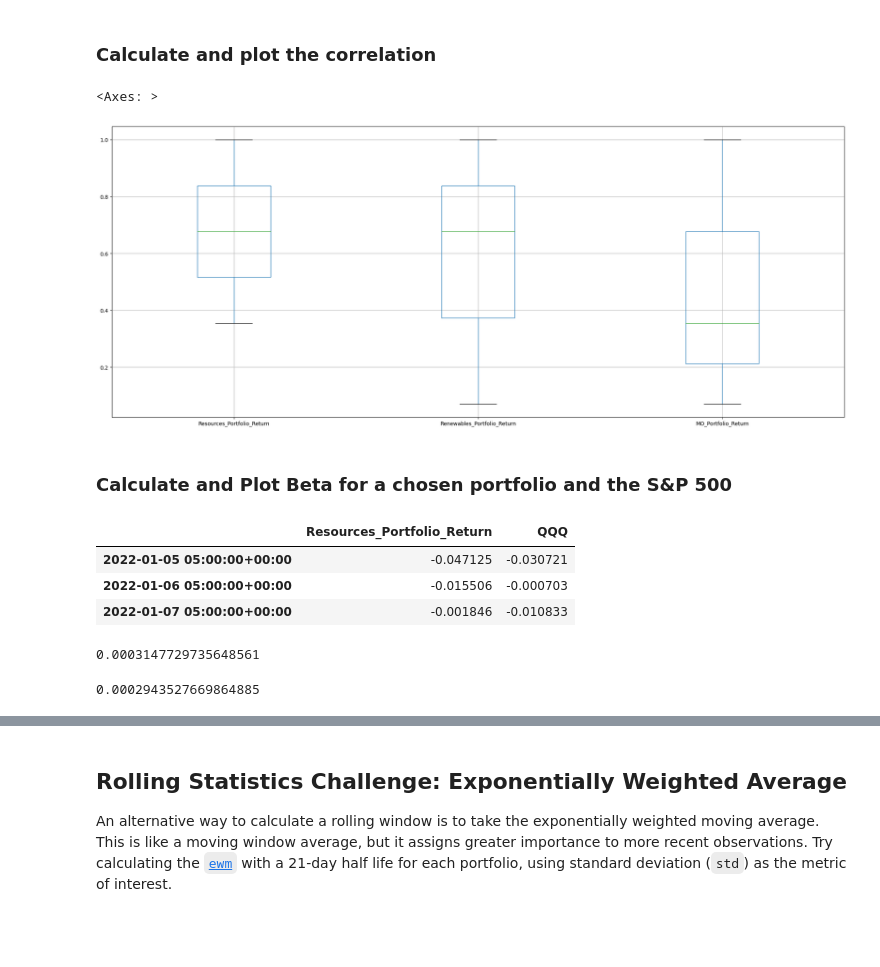
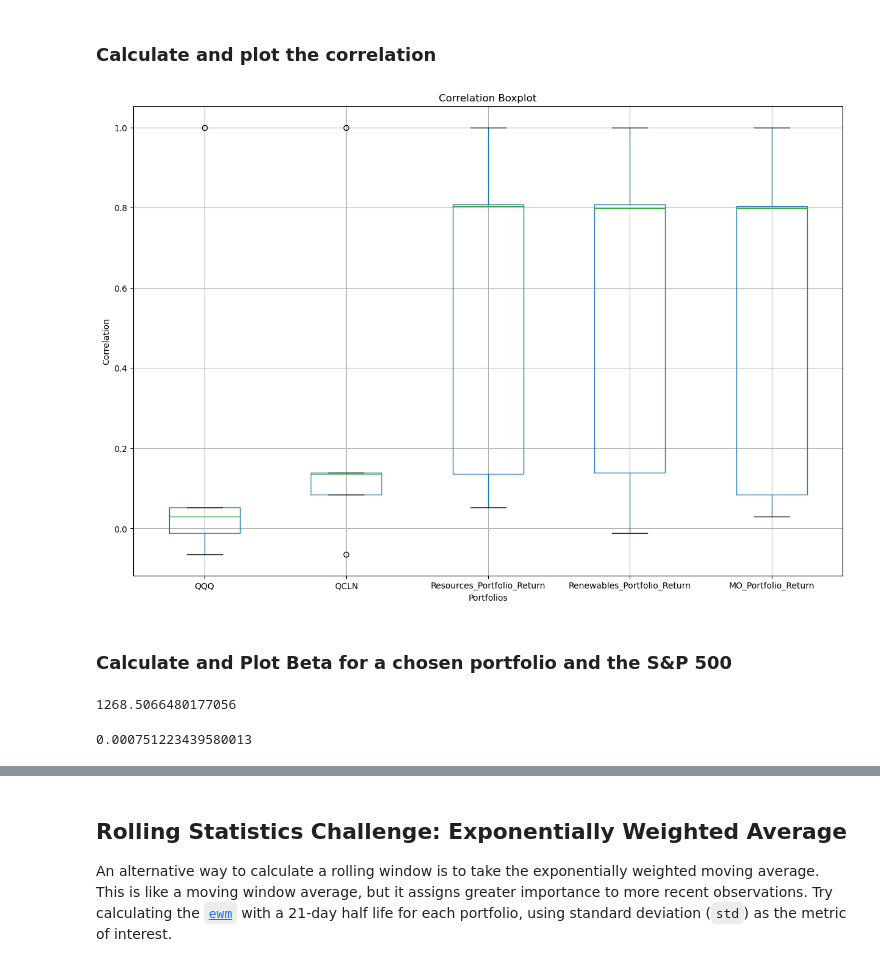
Before and after one commit to ahcano/project1_group4, a Jupyter notebook: green_analysis.ipynb, the cells around one changed output, grey strips where cells are left out. Cells and saved outputs as stored; diff of their text form; code cells hidden in the pictures; blank space fills up the shorter version.

```diff
--- a/green_analysis.ipynb
+++ b/green_analysis.ipynb
@@ -124,5 +122,7 @@ df_Renewables.head(10)
  # drop the 1st raw
 df_Renewables = df_Renewables[1:]
 df_Renewables
+df_Renewables = df_Renewables[1:]
+df_Renewables
 # %% [output]
 |  | FSLR | ENPH | SEDG | BEP | ARRY | ORA | PLUG | SHLS | ITRI | RUN | ... | ... |
@@ -394,9 +420,15 @@ Risk changes over time. Analyze the rolling statistics for Risk and Beta.
 ### Calculate and plot rolling `std` for all portfolios with 21-day window
 # %%
 # Calculate the rolling standard deviation for all portfolios using a 21-day window
-rolling_std_deviation = cumulative_returns.rolling(window=10).std()
+combined_df = pd.concat([index_df, df_Resources_DR, df_Renewables_DR, df_Manufacturing_other_DR], axis="columns", join="inner")
+
+rolling_std_deviation = combined_df.rolling(window=10).std()
 rolling_std_deviation
 
 # Plot the rolling standard deviation
-rolling_std_deviation.boxplot(figsize=(25,10))
+rolling_std_deviation.boxplot(figsize=(15,10))
+plt.title('Rolling Standard Deviation')
+plt.xlabel('Portfolios')
+plt.ylabel('Standard Deviation')
+plt.show()
 # %% [output]
@@ -406,36 +437,32 @@ rolling_std_deviation.boxplot(figsize=(25,10))
 ### Calculate and plot the correlation
 # %%
 # Calculate the correlation
-correlation =cumulative_returns.corr()
+correlation =combined_df.corr()
 correlation
 
 # Display de correlation matrix
-correlation.boxplot(figsize=(25,10))
+correlation.boxplot(figsize=(15,10))
+plt.title('Correlation Boxplot')
+plt.xlabel('Portfolios')
+plt.ylabel('Correlation')
+plt.show()
 # %% [output]
-<Axes: >
-[figure, old version]
+[figure, new version]
 # %% [markdown]
 ### Calculate and Plot Beta for a chosen portfolio and the S&P 500
-# %%
-# Calculate covariance of a single portfolio
-covar_df = pd.concat([df_Resources_DR, index_df_DR], axis=1)
-covar_clean_df = covar_df.drop(columns=["QCLN"])
-covar_clean_df.head(3)
-# %% [output]
-|  | Resources_Portfolio_Return | QQQ |
-| 2022-01-05 05:00:00+00:00 | -0.047125 | -0.030721 |
-| 2022-01-06 05:00:00+00:00 | -0.015506 | -0.000703 |
-| 2022-01-07 05:00:00+00:00 | -0.001846 | -0.010833 |
-# %%
-Resources_covariance = df_Resources_DR.cov(covar_clean_df["QQQ"])
-Resources_covariance
-# %% [output]
-0.0003147729735648561
-# %%
-# Calculate variance of S&P 500
-sp_index_variance = covar_clean_df["QQQ"].var()
-sp_index_variance
-# %% [output]
-0.0002943527669864885
+# %%
+# Calculate covariance of a single portfolio
+covariance_matrix = combined_df.cov()
+
+sp_var = combined_df['QQQ'].var()
+sp_var
+# %% [output]
+1268.5066480177056
+# %%
+# Calculate variance of the Resources Portfolio
+Resources_covariance = combined_df['Resources_Portfolio_Return'].var()
+Resources_covariance
+# %% [output]
+0.000751223439580013
 # %%
 # Computing beta
```
Also changed, not shown: parts of 14 cells of this notebook.
